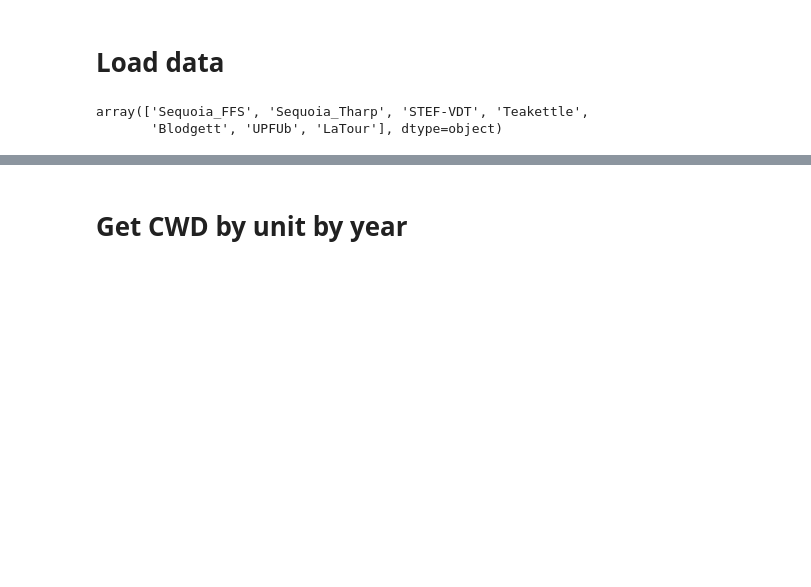
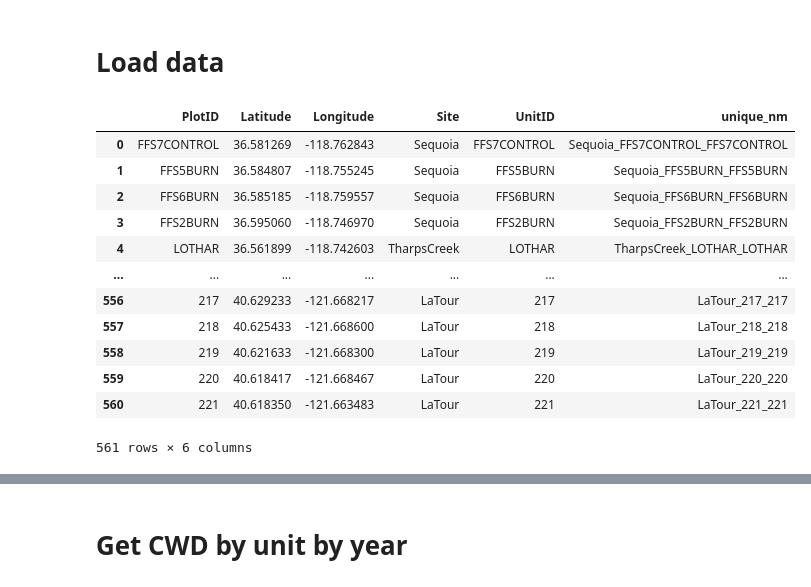
Before and after one commit to jeskat/tree_growth_metaanalysis_snmc, a Jupyter notebook: Covariate_and_metaregressor_processing/Code/get_CWD_timeseries_for_SSM.ipynb, the cells around one changed output, grey strips where cells are left out. Cells and saved outputs as stored; diff of their text form; code cells hidden in the pictures; blank space fills up the shorter version.

```diff
--- a/Covariate_and_metaregressor_processing/Code/get_CWD_timeseries_for_SSM.ipynb
+++ b/Covariate_and_metaregressor_processing/Code/get_CWD_timeseries_for_SSM.ipynb
@@ -11,21 +11,25 @@ from covariate_functions import *
 # Load data
 # %%
 ## Get lat-lon coordinates of each experimental unit
-plots = pd.read_csv('../Input_data/all_lat_lon.csv')
+plots = pd.read_csv('../Input_data/unit_lat_lon.csv')
 
 ## Assign each plot a unique name
 plots['unique_nm'] = plots[['Site', 'UnitID', 'PlotID']].T.agg('_'.join)
 
-## Drop ones without geographic coordinates
-plots.drop(plots.loc[plots['Latitude'].isnull()].index, inplace = True)
-plots.reset_index(inplace=True, drop = True)
 plots
-
-## Drop sites we don't use
-plots = plots.loc[plots['Site'].isin(['SNFDPN', 'UPFU'])==False]
-plots['Site'].unique()
 # %% [output]
+|  | PlotID | Latitude | Longitude | Site | UnitID | unique_nm |
+| 0 | FFS7CONTROL | 36.581269 | -118.762843 | Sequoia | FFS7CONTROL | Sequoia_FFS7CONTROL_FFS7CONTROL |
+| 1 | FFS5BURN | 36.584807 | -118.755245 | Sequoia | FFS5BURN | Sequoia_FFS5BURN_FFS5BURN |
+| 2 | FFS6BURN | 36.585185 | -118.759557 | Sequoia | FFS6BURN | Sequoia_FFS6BURN_FFS6BURN |
+| 3 | FFS2BURN | 36.595060 | -118.746970 | Sequoia | FFS2BURN | Sequoia_FFS2BURN_FFS2BURN |
+| 4 | LOTHAR | 36.561899 | -118.742603 | TharpsCreek | LOTHAR | TharpsCreek_LOTHAR_LOTHAR |
+| ... | ... | ... | ... | ... | ... | ... |
+| 556 | 217 | 40.629233 | -121.668217 | LaTour | 217 | LaTour_217_217 |
+| 557 | 218 | 40.625433 | -121.668600 | LaTour | 218 | LaTour_218_218 |
+| 558 | 219 | 40.621633 | -121.668300 | LaTour | 219 | LaTour_219_219 |
+| 559 | 220 | 40.618417 | -121.668467 | LaTour | 220 | LaTour_220_220 |
+| 560 | 221 | 40.618350 | -121.663483 | LaTour | 221 | LaTour_221_221 |
-array(['Sequoia_FFS', 'Sequoia_Tharp', 'STEF-VDT', 'Teakettle',
-       'Blodgett', 'UPFUb', 'LaTour'], dtype=object)
+561 rows × 6 columns
 # %%
 # Load cwd by climate year
```
Also changed, not shown: parts of 4 cells of this notebook, 3 other files.
